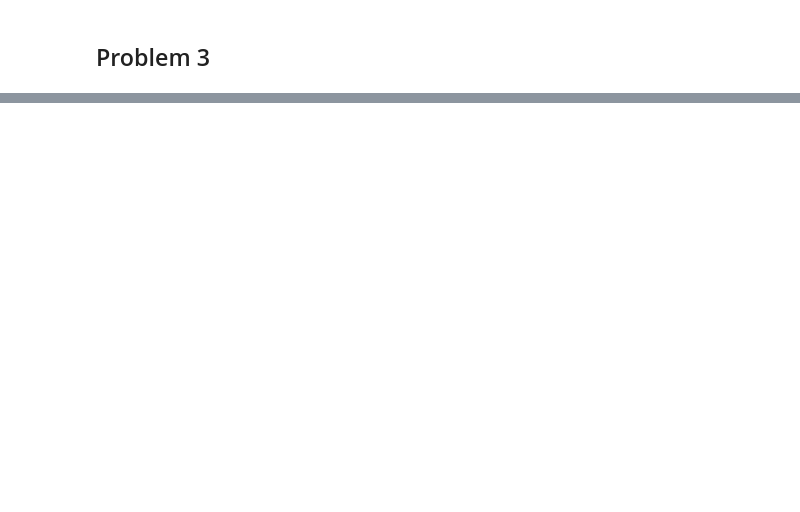
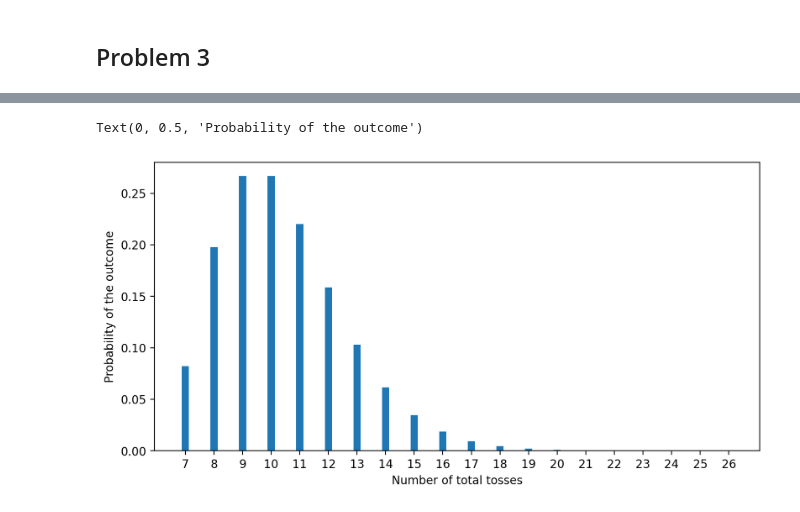
Before and after one commit to mxposed/2024-stat-rethinking, a Jupyter notebook: 01_week1.ipynb, the cells around one changed output, grey strips where cells are left out. Drawn from its saved outputs; the diff is of its cells as text; code cells hidden in the pictures; blank space fills up the shorter version.

```diff
--- a/01_week1.ipynb
+++ b/01_week1.ipynb
@@ -59,0 +67,2 @@ plt.hist(post_predictive, bins=np.arange(0, 6) - bar_width / 2, width=bar_width)
+# %%
+W, p = 7, 0.7
@@ -59,0 +71,18 @@ plt.hist(post_predictive, bins=np.arange(0, 6) - bar_width / 2, width=bar_width)
+# %%
+# reasonable range
+n_lands = np.array(range(20))
+# %%
+lands_prob = [
+    scipy.stats.binom.pmf(n=W + x, p=p, k=W)
+    for x in n_lands
+]
+# %%
+fig, ax = plt.subplots(figsize=(8, 4))
+bar_width = 0.25
+ax.bar(W + n_lands, lands_prob, width=0.25)
+ax.set_xticks(W + n_lands)
+ax.set_xlabel('Number of total tosses')
+ax.set_ylabel('Probability of the outcome')
+# %% [output]
+Text(0, 0.5, 'Probability of the outcome')
+[figure, added]
```
Also changed, not shown: parts of 9 cells of this notebook.
